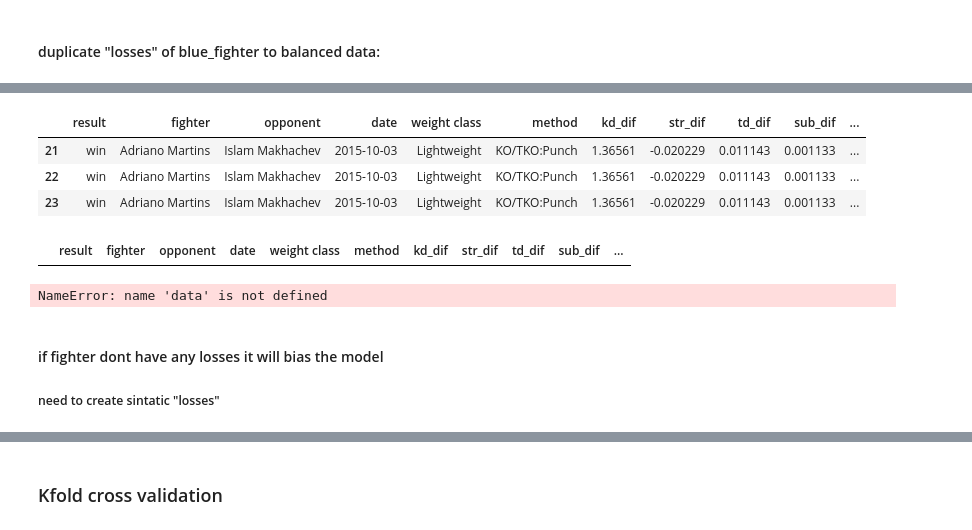
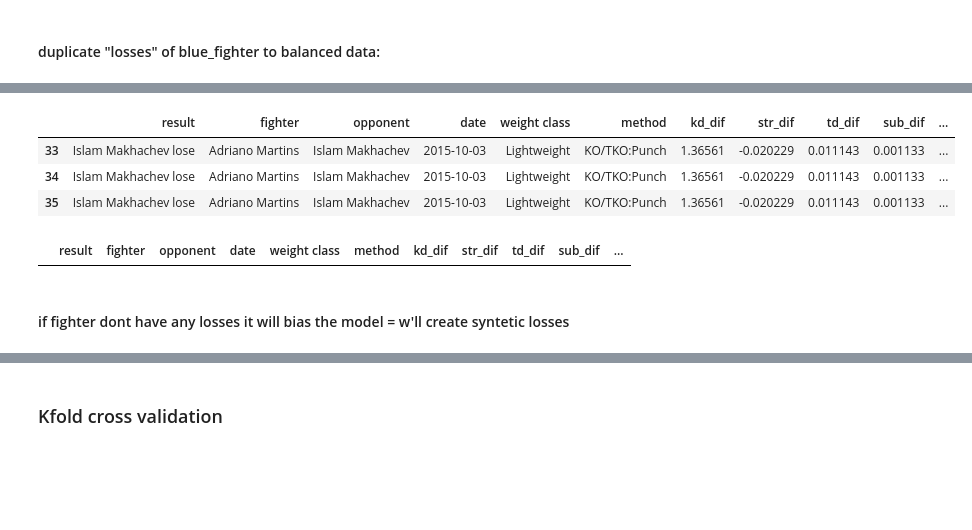
Before and after one commit to sagi778/ufc_fights_Predictor, a Jupyter notebook: notebooks/micro_model_training.ipynb, the cells around one changed output, grey strips where cells are left out. Cells and saved outputs as stored; diff of their text form; code cells hidden in the pictures; blank space fills up the shorter version.

```diff
--- a/notebooks/micro_model_training.ipynb
+++ b/notebooks/micro_model_training.ipynb
@@ -89,27 +89,22 @@ get_my_losses(fighter=blue_fighter, data=data)
 # %%
 num_of_wins = len(get_my_wins(fighter=blue_fighter, data=blue_data))
-num_of_losses = len(get_my_losses(fighter=blue_fighter, data=blue_data))
+num_of_losses = len(get_my_losses(fighter=blue_fighter,data=blue_data))
 losses_data = get_my_losses(fighter=blue_fighter, data=blue_data)
 
 for i in tqdm(range(int((num_of_wins-num_of_losses)/num_of_losses))):
-    blue_data = pd.concat([blue_data,losses_data],ignore_index=True)
+    data = pd.concat([data,losses_data],ignore_index=True)
 
-blue_data = blue_data.reset_index(drop=True)
-blue_data.tail(3)
+data = data.reset_index(drop=True)
+data.tail(3)
 # %% [output]
 |  | result | fighter | opponent | date | weight class | method | kd_dif | str_dif | td_dif | sub_dif | ... |
-| 21 | win | Adriano Martins | Islam Makhachev | 2015-10-03 | Lightweight | KO/TKO:Punch | 1.36561 | -0.020229 | 0.011143 | 0.001133 | ... |
-| 22 | win | Adriano Martins | Islam Makhachev | 2015-10-03 | Lightweight | KO/TKO:Punch | 1.36561 | -0.020229 | 0.011143 | 0.001133 | ... |
-| 23 | win | Adriano Martins | Islam Makhachev | 2015-10-03 | Lightweight | KO/TKO:Punch | 1.36561 | -0.020229 | 0.011143 | 0.001133 | ... |
+| 33 | Islam Makhachev lose | Adriano Martins | Islam Makhachev | 2015-10-03 | Lightweight | KO/TKO:Punch | 1.36561 | -0.020229 | 0.011143 | 0.001133 | ... |
+| 34 | Islam Makhachev lose | Adriano Martins | Islam Makhachev | 2015-10-03 | Lightweight | KO/TKO:Punch | 1.36561 | -0.020229 | 0.011143 | 0.001133 | ... |
+| 35 | Islam Makhachev lose | Adriano Martins | Islam Makhachev | 2015-10-03 | Lightweight | KO/TKO:Punch | 1.36561 | -0.020229 | 0.011143 | 0.001133 | ... |
-# %%
-get_my_losses(fighter=red_fighter, data=data)
-# %% [output]
-|  | result | fighter | opponent | date | weight class | method | kd_dif | str_dif | td_dif | sub_dif | ... |
-# %%
-get_loss_value(values=data['kd_dif'])
-# %% [output]
-NameError: name 'data' is not defined
+# %%
+get_my_losses(fighter=red_fighter, data=data)
+# %% [output]
+|  | result | fighter | opponent | date | weight class | method | kd_dif | str_dif | td_dif | sub_dif | ... |
 # %% [markdown]
-#### if fighter dont have any losses it will bias the model
-##### need to create sintatic "losses"
+#### if fighter dont have any losses it will bias the model = w'll create syntetic losses
 # %%
```
Also changed, not shown: parts of 8 cells of this notebook, 1 other file.
